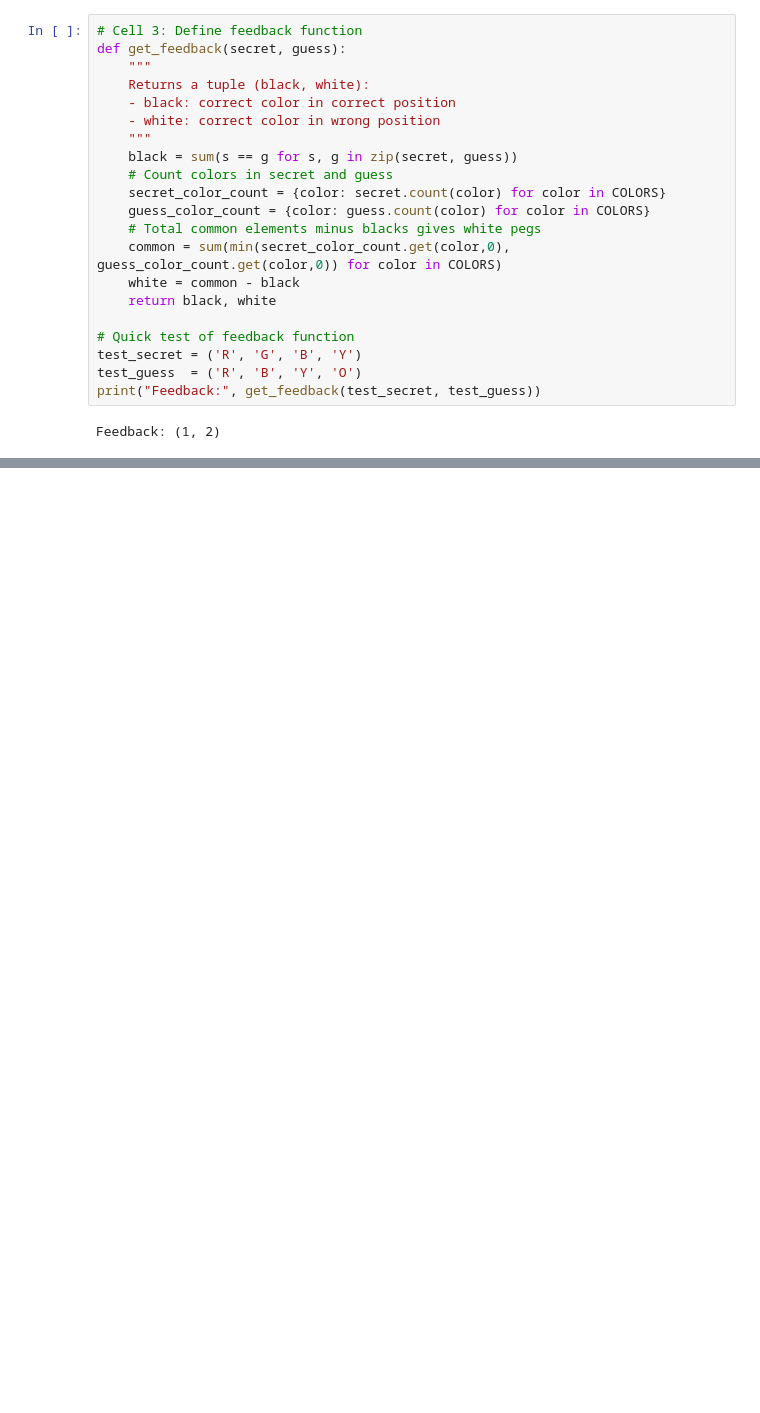
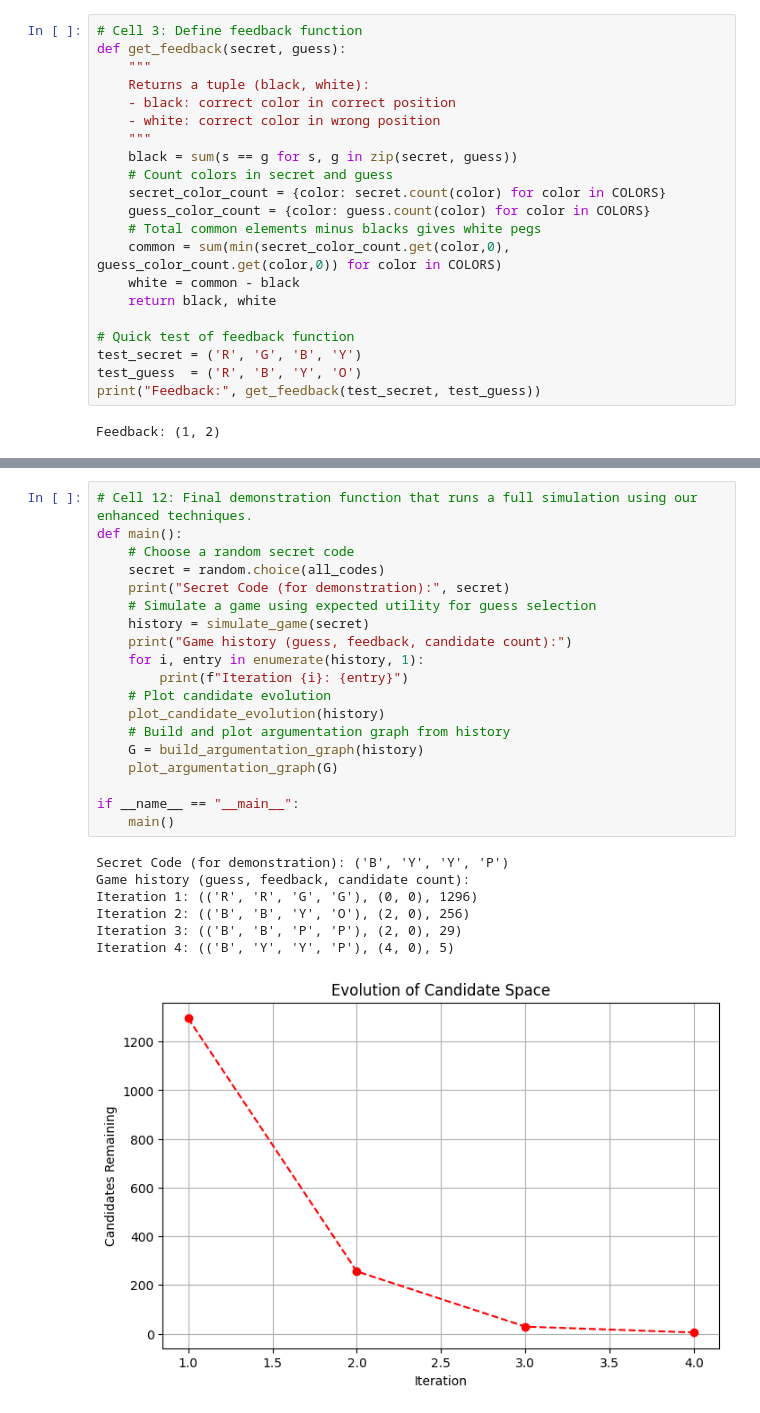
Before and after one commit to louisgthier/mastermind-reasoning-solver, a Jupyter notebook: mastermind-solver.ipynb, the cells around one changed output, grey strips where cells are left out. Cells and saved outputs as stored; diff of their text form; blank space fills up the shorter version.

```diff
--- a/mastermind-solver.ipynb
+++ b/mastermind-solver.ipynb
@@ -187,0 +454,27 @@ VBox(children=(Label(value="Next Guess: ['R', 'G', 'B', 'Y', 'O', 'P']"), Text(v
+# %%
+# Cell 12: Final demonstration function that runs a full simulation using our enhanced techniques.
+def main():
+    # Choose a random secret code
+    secret = random.choice(all_codes)
+    print("Secret Code (for demonstration):", secret)
+    # Simulate a game using expected utility for guess selection
+    history = simulate_game(secret)
+    print("Game history (guess, feedback, candidate count):")
+    for i, entry in enumerate(history, 1):
+        print(f"Iteration {i}: {entry}")
+    # Plot candidate evolution
+    plot_candidate_evolution(history)
+    # Build and plot argumentation graph from history
+    G = build_argumentation_graph(history)
+    plot_argumentation_graph(G)
+
+if __name__ == "__main__":
+    main()
+# %% [output]
+Secret Code (for demonstration): ('B', 'Y', 'Y', 'P')
+Game history (guess, feedback, candidate count):
+Iteration 1: (('R', 'R', 'G', 'G'), (0, 0), 1296)
+Iteration 2: (('B', 'B', 'Y', 'O'), (2, 0), 256)
+Iteration 3: (('B', 'B', 'P', 'P'), (2, 0), 29)
+Iteration 4: (('B', 'Y', 'Y', 'P'), (4, 0), 5)
+[figure, added]
```
Also changed, not shown: parts of 31 cells of this notebook, 1 other file.
